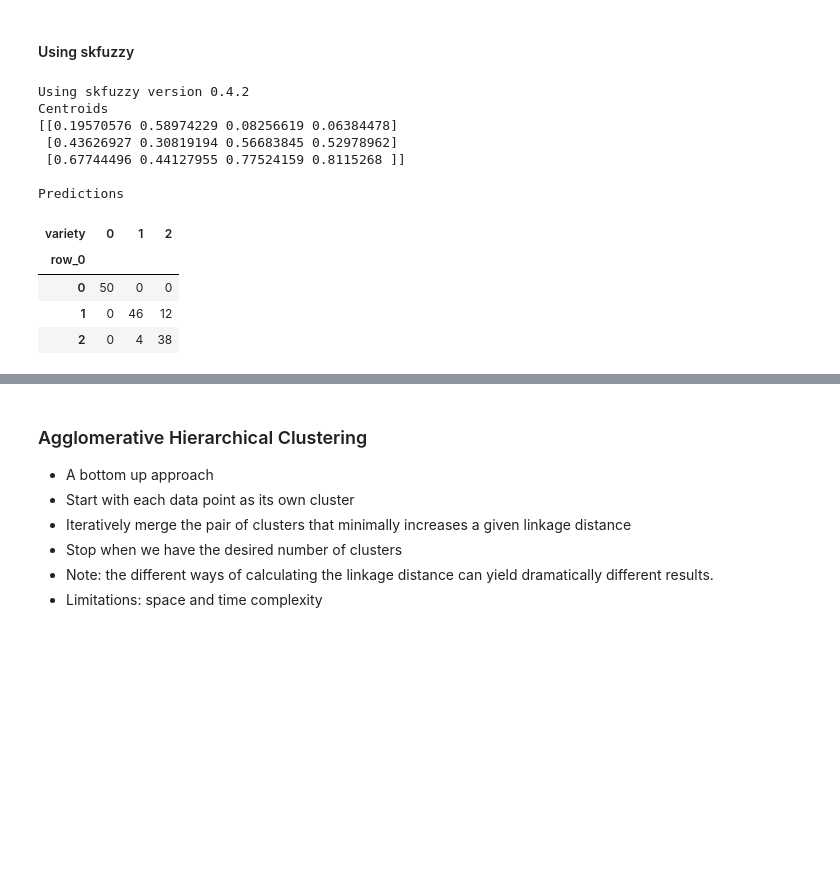
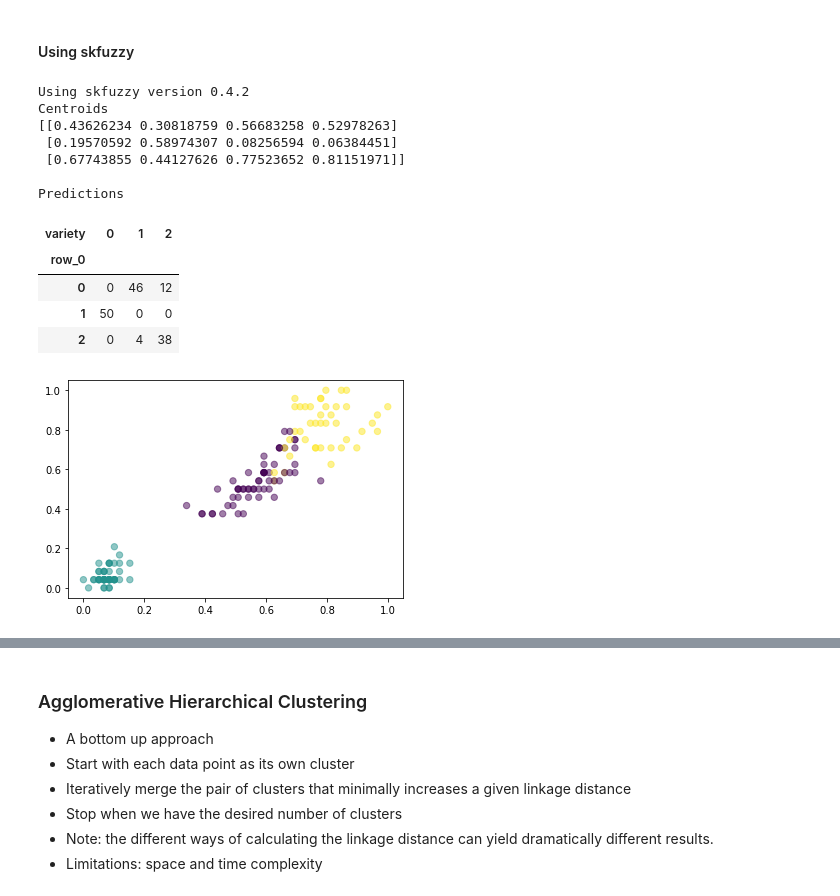
Before and after one commit to bpalmer4/ML-exploration, a Jupyter notebook: notebooks/Iris-unsupervised.ipynb, the cells around one changed output, grey strips where cells are left out. Saved outputs shown, nothing was run; the diff lists cells and outputs as text; code cells hidden in the pictures; blank space fills up the shorter version.

```diff
--- a/notebooks/Iris-unsupervised.ipynb
+++ b/notebooks/Iris-unsupervised.ipynb
@@ -92,7 +116,19 @@ _ = pd.plotting.scatter_matrix(data[data.columns[0:4]],
+# %%
+def plot_comparative(data_points, orig_label, clust_label):
+    crosstab = pd.crosstab(clust_label, orig_label)
+    display(crosstab)
+
+    # plot found clusters using petal size
+    fig, ax = plt.subplots(1, 1)
+    ax.scatter(x=data_points[:, 0], y=data_points[:, 1],
+                c=clust_label, s=40, cmap='viridis',
+                alpha=0.5)
+    plt.show()
+    plt.close('all')
 # %% [markdown]
 ## Transform Iris
 # %%
-x = data[data.columns[0:4]]
+x = data[data.columns[0:4]].to_numpy()
 y = data['variety'] # technically not a target, but
                     # an interesting counterpoint
 # %%
@@ -208,17 +227,19 @@ Predicted clusters compared with varieties gaussian
 # conda install scikit-learn-extra
 from sklearn_extra.cluster import KMedoids
 K = 3
+DATA = x_scaled
 km = KMedoids(n_clusters=K)            # model
-km.fit(x_scaled)                       # fit
+km.fit(DATA)                           # fit
 
 medoids = pd.DataFrame(km.cluster_centers_,
-                         columns=x.columns)
+                         columns=data.columns[0:4])
 print('Medoids:')
 display(medoids)
 
 print('\nComparison with varieties')
-predictions = km.predict(x_scaled)      # predict
-display(pd.crosstab(predictions, y))    # compare with varieties
+predictions = km.predict(DATA)      # predict
+
+plot_comparative(DATA[:, 2:4], y, predictions)
 # %% [output]
 Medoids:
 |  | sepal length (cm) | sepal width (cm) | petal length (cm) | petal width (cm) |
@@ -241,13 +263,15 @@ Comparison with varieties
 #### Using fcmeans
 # %%
 from fcmeans import FCM # pip install fuzzy-c-means
+DATA = x_scaled
 fcm = FCM(n_clusters=3)
-fcm.fit(x_scaled)
+fcm.fit(DATA)
 
 print('Centroids\n',fcm.centers)
 
-predictions = fcm.predict(x_scaled)
-display(pd.crosstab(predictions, y))
+predictions = fcm.predict(DATA)
+
+plot_comparative(DATA[:, 2:4], y, np.array(predictions))
 # %% [output]
 WARNING:absl:No GPU/TPU found, falling back to CPU. (Set TF_CPP_MIN_LOG_LEVEL=0 and rerun for more info.)
 Centroids
@@ -264,28 +289,31 @@ Centroids
 # %%
 import skfuzzy as fuzz # conda install scikit-fuzzy
 print(f'Using skfuzzy version {fuzz.__version__}')
 # https://pypi.org/project/scikit-fuzzy/
 # https://pythonhosted.org/scikit-fuzzy/api/skfuzzy.html#cmeans
 
 C = 3
+DATA = x_scaled
 cntr, u, u0, d, jm, p, fpc = fuzz.cluster.cmeans(
     # note transpose for matrix input!
-    data=x_scaled.T, c=C, m=2, error=0.0001, maxiter=1000
+    data=DATA.T, c=C, m=2, error=0.0001, maxiter=1000
 )
 print(f'Centroids\n{cntr}')
 print('\nPredictions')
 cluster = u.argmax(axis=0)
-display(pd.crosstab(cluster, y))
+
+plot_comparative(DATA[:, 2:4], y, cluster)
 # %% [output]
 Using skfuzzy version 0.4.2
 Centroids
-[[0.19570576 0.58974229 0.08256619 0.06384478]
- [0.43626927 0.30819194 0.56683845 0.52978962]
- [0.67744496 0.44127955 0.77524159 0.8115268 ]]
+[[0.43626234 0.30818759 0.56683258 0.52978263]
+ [0.19570592 0.58974307 0.08256594 0.06384451]
+ [0.67743855 0.44127626 0.77523652 0.81151971]]
 
 Predictions
 | variety | 0 | 1 | 2 |
 | row_0 |  |  |  |
-| 0 | 50 | 0 | 0 |
-| 1 | 0 | 46 | 12 |
+| 0 | 0 | 46 | 12 |
+| 1 | 50 | 0 | 0 |
 | 2 | 0 | 4 | 38 |
+[figure, added]
```
Also changed, not shown: parts of 14 cells of this notebook, 1 other file.
